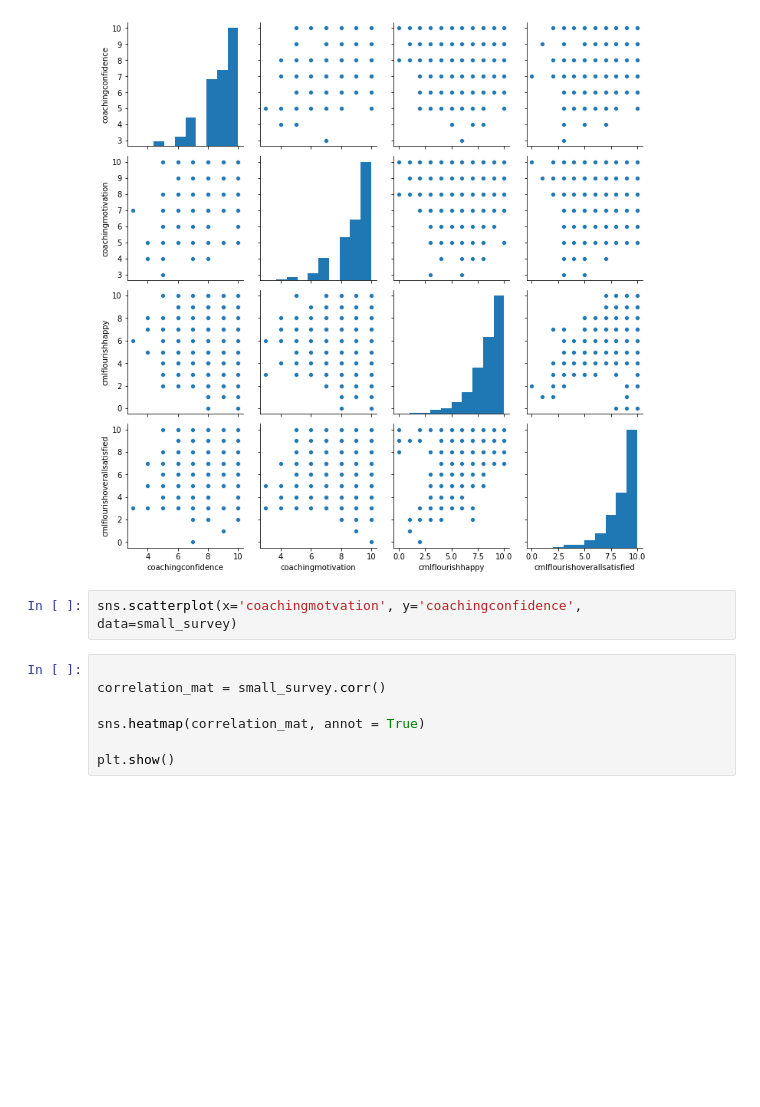
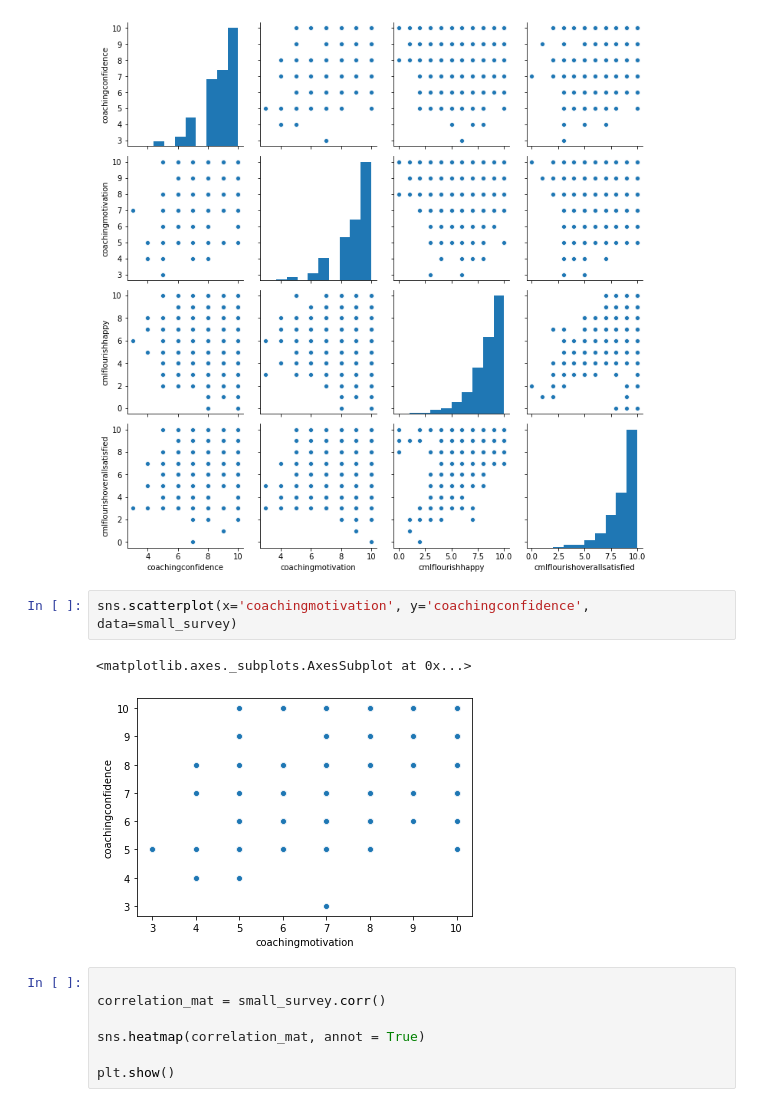
Before and after one commit to darneson1989/2021Coaching, a Jupyter notebook: Survey2021.ipynb, the cells around one changed output. Cells and saved outputs as stored; diff of their text form; blank space fills up the shorter version.

```diff
--- a/Survey2021.ipynb
+++ b/Survey2021.ipynb
@@ -485,7 +490,10 @@ sns.pairplot(small_survey)
 <seaborn.axisgrid.PairGrid at 0x...>
 [figure]
 # %%
-sns.scatterplot(x='coachingmotvation', y='coachingconfidence', data=small_survey)
+sns.scatterplot(x='coachingmotivation', y='coachingconfidence', data=small_survey)
+# %% [output]
+<matplotlib.axes._subplots.AxesSubplot at 0x...>
+[figure, added]
 # %%
 
 correlation_mat = small_survey.corr()
```
Also changed, not shown: parts of 32 cells of this notebook.
